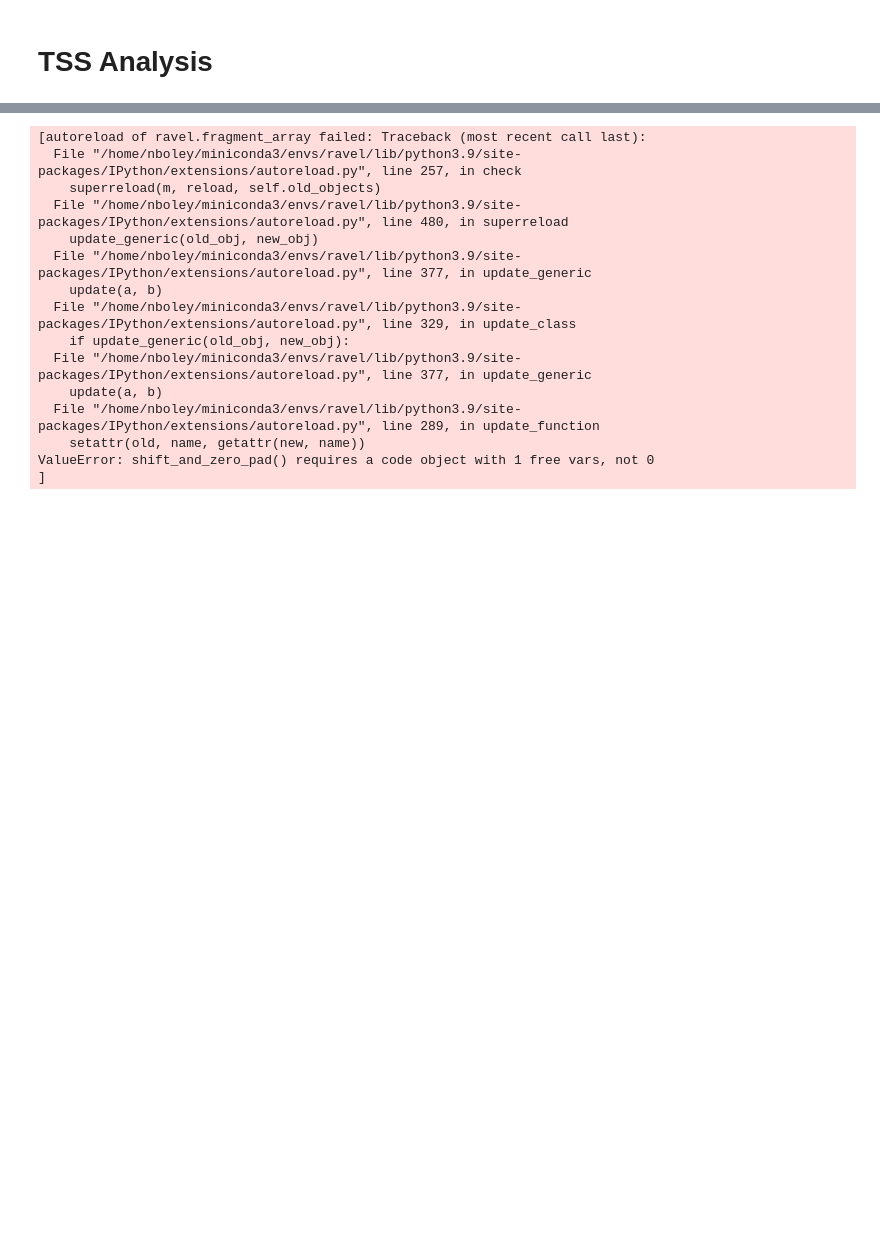
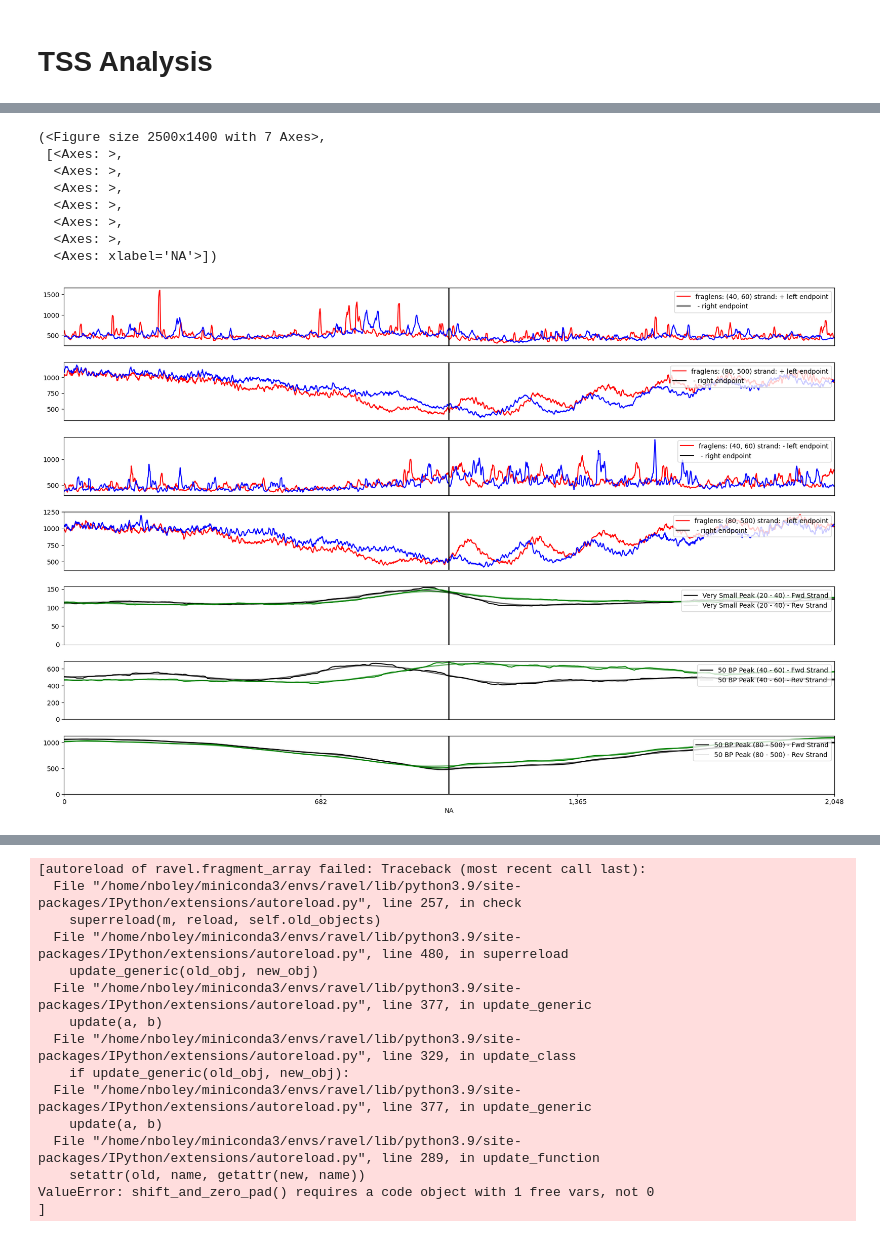
Before and after one commit to nboley/fragmentomics_tools, a Jupyter notebook: notebooks/karius/MVP_TSS_analysis.ipynb, the cells around one changed output, grey strips where cells are left out. Saved outputs shown, nothing was run; the diff lists cells and outputs as text; code cells hidden in the pictures; blank space fills up the shorter version.

```diff
--- a/notebooks/karius/MVP_TSS_analysis.ipynb
+++ b/notebooks/karius/MVP_TSS_analysis.ipynb
@@ -76,7 +106,9 @@ def make_tracks(fa, extra_tracks=False, include_cutsites=False, include_vplot=Fa
     tracks.append(StrandSplitCoverageTrack(fa, fa.plot_region, coverage_type='midpoint', n_boot_coverage=10, fraction=(40, 60), smooth_window=200, ylim=(0, None),
                                 vlines=[VLine(x=region_size//2)],
                                 name='50 BP Peak (40 - 60)'))
-
+    tracks.append(StrandSplitCoverageTrack(fa, fa.plot_region, coverage_type='midpoint', n_boot_coverage=10, fraction=(80, 500), smooth_window=200, ylim=(0, None),
+                                vlines=[VLine(x=region_size//2)],
+                                name='50 BP Peak (80 - 500)'))
     """
     if extra_tracks:
         tracks.append(StrandSplitCoverageTrack(fa, fa.plot_region, coverage_type='left_endpoint', n_boot_coverage=0, fraction=(20, 40), smooth_window=200, ylim=(0, None),
@@ -96,4 +132,4 @@ def make_tracks(fa, extra_tracks=False, include_cutsites=False, include_vplot=Fa
 # %% [markdown]
 # TSS Analysis
 # %%
-srdf = SampleAndRegionDataFrame.init_from_rdf_and_sdf(tss_s.query("expression > 20").sample(1000), sdf).attach_fragment_arrays(num_cores=24)
+srdf = SampleAndRegionDataFrame.init_from_rdf_and_sdf(rdf.query("strand == '+'"), sdf).attach_fragment_arrays(num_cores=24)
@@ -100,2 +152,14 @@ srdf = SampleAndRegionDataFrame.init_from_rdf_and_sdf(tss_s.query("expression >
 # %%
-fa = merge_fragment_arrays(srdf.df.fragment_array)
+fa = merge_fragment_arrays([x.drop_duplicate_fragments() for x in srdf.query("expression > 20").df.fragment_array])
+# %%
+make_tracks(fa).plot()
+# %% [output]
+(<Figure size 2500x1400 with 7 Axes>,
+ [<Axes: >,
+  <Axes: >,
+  <Axes: >,
+  <Axes: >,
+  <Axes: >,
+  <Axes: >,
+  <Axes: xlabel='NA'>])
+[figure, added]
```
Also changed, not shown: parts of 24 cells of this notebook, 8 other files.
